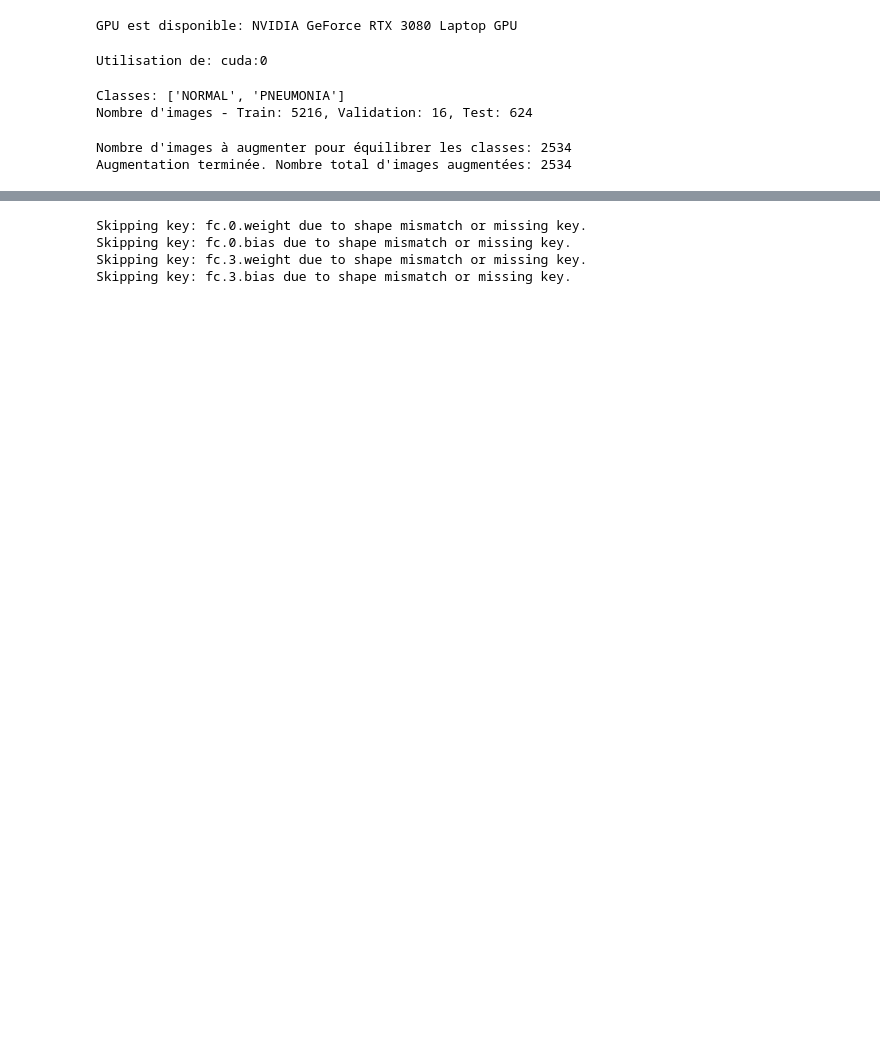
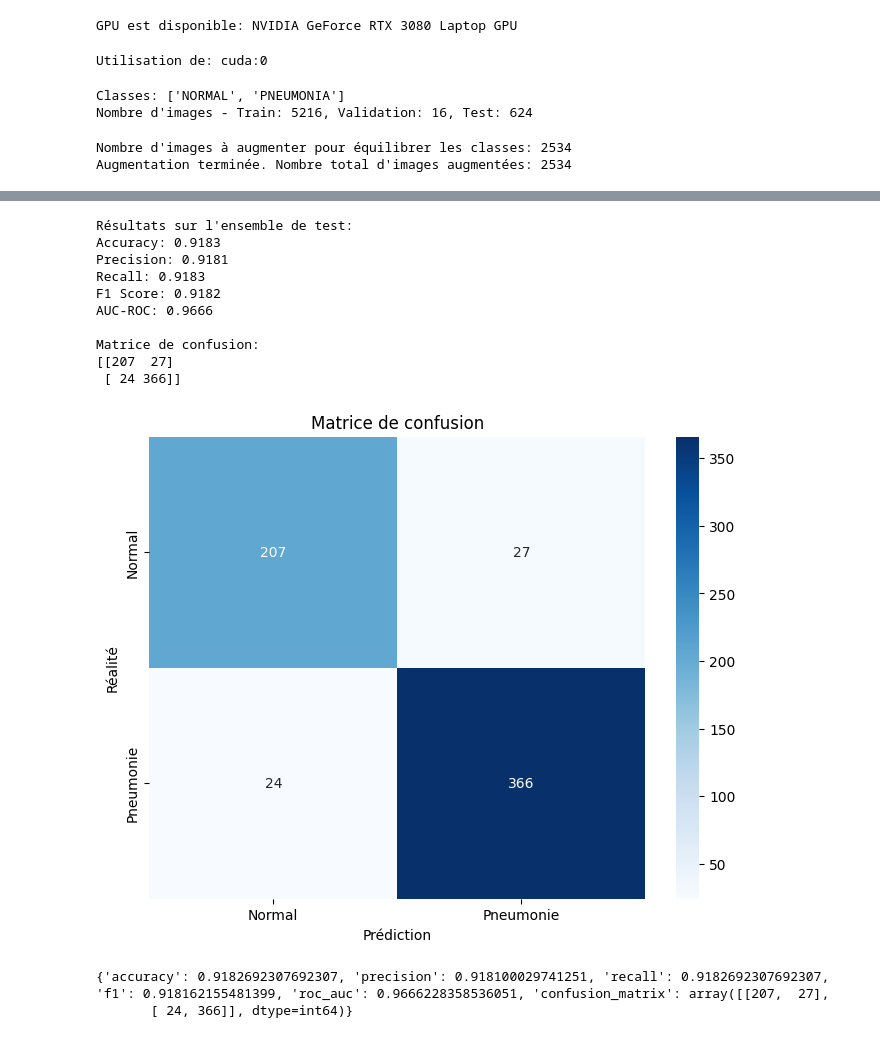
Before and after one commit to HACHIMIATMANE/pneumonia-detection_model, a Jupyter notebook: Model.ipynb, the cells around one changed output, grey strips where cells are left out. Saved outputs shown, nothing was run; the diff lists cells and outputs as text; code cells hidden in the pictures; blank space fills up the shorter version.

```diff
--- a/Model.ipynb
+++ b/Model.ipynb
@@ -477,3 +576,21 @@ Modèle sauvegardé avec succès.
+# %%
+# show the metrics
+metrics = evaluate_model(model)
+print(metrics)
+# %% [output]
+Résultats sur l'ensemble de test:
+Accuracy: 0.9183
+Precision: 0.9181
+Recall: 0.9183
+F1 Score: 0.9182
+AUC-ROC: 0.9666
+
+Matrice de confusion:
+[[207  27]
+ [ 24 366]]
+[figure, added]
+{'accuracy': 0.9182692307692307, 'precision': 0.918100029741251, 'recall': 0.9182692307692307, 'f1': 0.918162155481399, 'roc_auc': 0.9666228358536051, 'confusion_matrix': array([[207,  27],
+       [ 24, 366]], dtype=int64)}
 # %%
 #importer le modèle sauvegardé "densenet_pneumonia_model.pth" et faire une prédiction sur une image
 import torch
@@ -485,7 +602,7 @@ import matplotlib.pyplot as plt
 # Charger le modèle
 # Charger le modèle
 model = create_model()  # Assurez-vous que create_model() correspond à l'architecture utilisée pour entraîner le modèle
-state_dict = torch.load('1pneumonia_resnet34.pth')
+state_dict = torch.load('11pneumonia_resnet34.pth')
 
 # Charger uniquement les clés correspondantes
 from collections import OrderedDict
@@ -530,11 +647,6 @@ def predict_image(image_path):
 
 
     return preds.item()
-# %% [output]
-Skipping key: fc.0.weight due to shape mismatch or missing key.
-Skipping key: fc.0.bias due to shape mismatch or missing key.
-Skipping key: fc.3.weight due to shape mismatch or missing key.
-Skipping key: fc.3.bias due to shape mismatch or missing key.
 # %%
 # Chemin de l'image à prédire
 image_path = r"C:\Users\darck\.cache\kagglehub\datasets\paultimothymooney\chest-xray-pneumonia\versions\2\chest_xray\test\PNEUMONIA\person1_virus_7.jpeg" # Remplacez par le chemin de votre image
```
Also changed, not shown: parts of 7 cells of this notebook, 4 other files.
